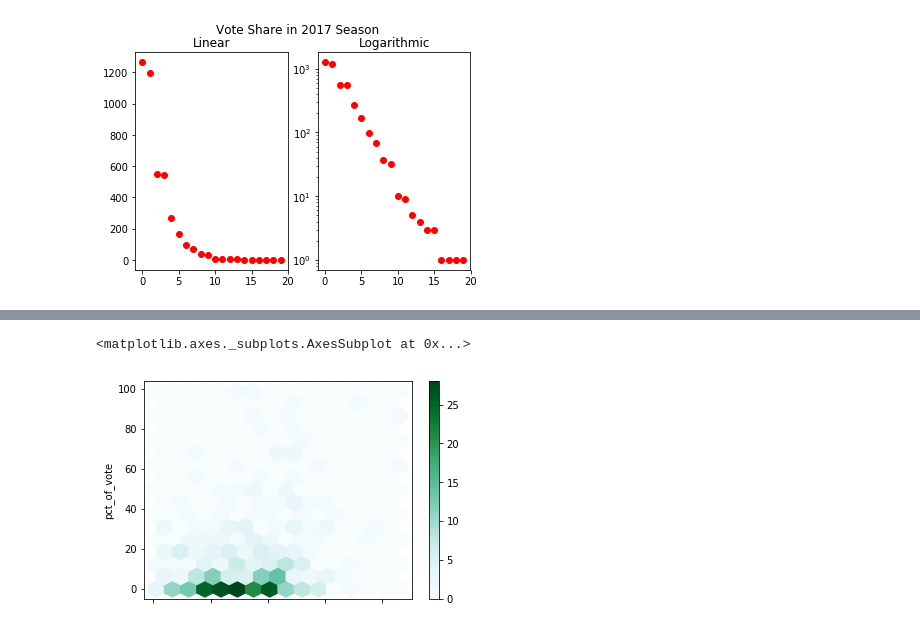
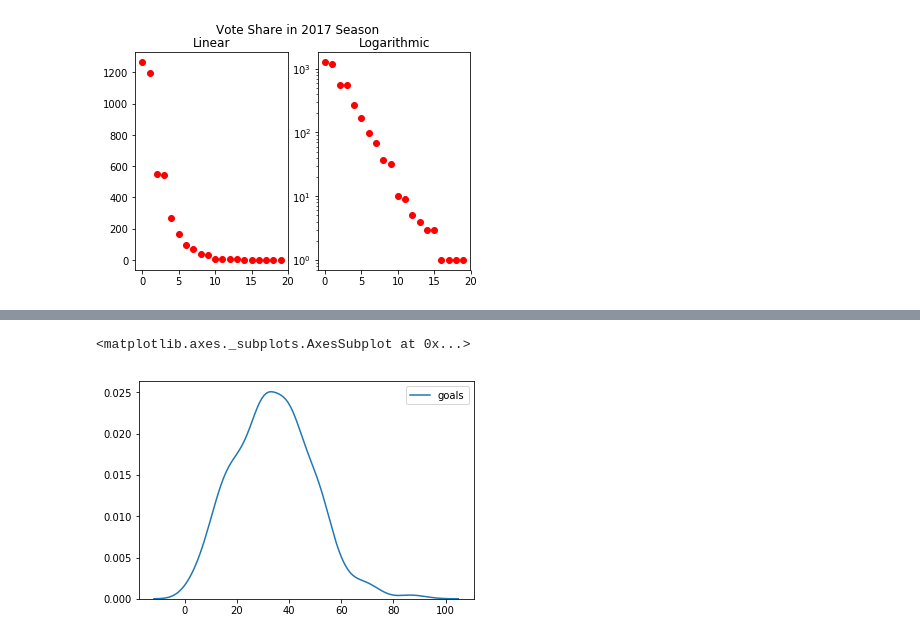
Before and after one commit to dbz10/NHL-Player-Awards, a Jupyter notebook: NHL MVP prediction.ipynb, the cells around one changed output, grey strips where cells are left out. Cells and saved outputs as stored; diff of their text form; code cells hidden in the pictures.

```diff
--- a/NHL MVP prediction.ipynb
+++ b/NHL MVP prediction.ipynb
@@ -131,6 +110,6 @@ full_data[full_data['pct_of_vote']>10]['pct_of_vote'].plot.hist()
 # %%
-fd=
-fd[fd['goals']>0].sample(400).plot.hexbin(x='goals',y='pct_of_vote',gridsize=15)
+fd = full_data
+sns.kdeplot(fd[fd['goals']>0]['goals'])
 # %% [output]
 <matplotlib.axes._subplots.AxesSubplot at 0x...>
-[figure, old version]
+[figure, new version]
```
Also changed, not shown: parts of 17 cells of this notebook.
